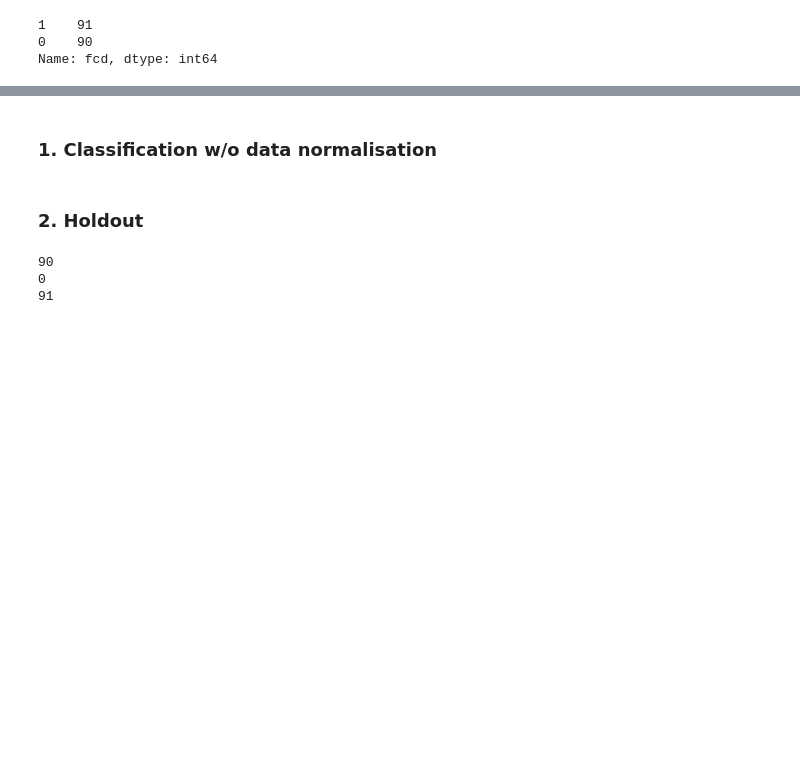
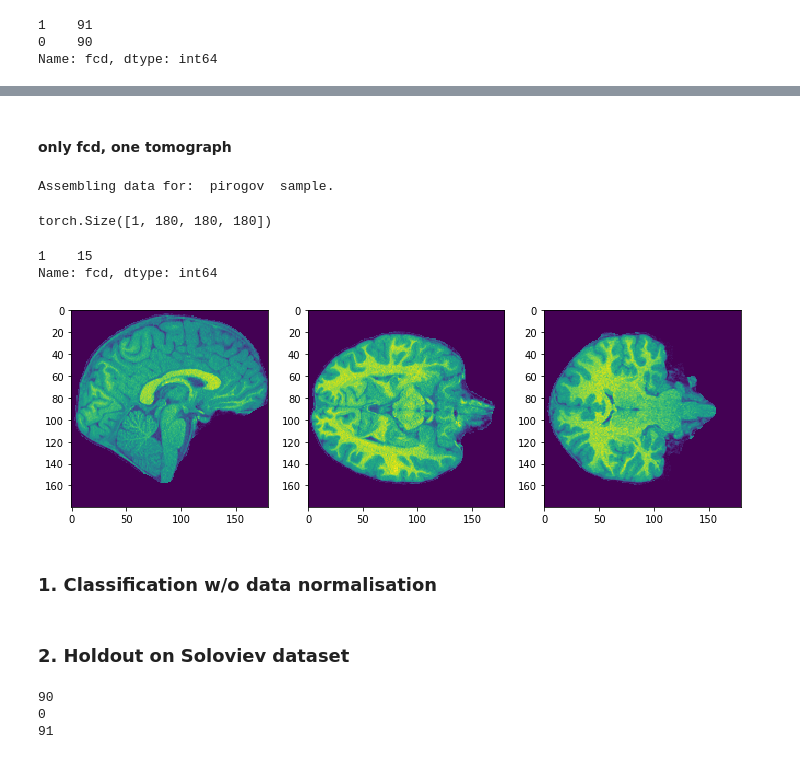
Before and after one commit to kondratevakate/mri-epilepsy-diagnosis, a Jupyter notebook: classification/baseline/baseline_sample_classification.ipynb, the cells around one changed output, grey strips where cells are left out. Drawn from its saved outputs; the diff is of its cells as text; code cells hidden in the pictures; blank space fills up the shorter version.

```diff
--- a/classification/baseline/baseline_sample_classification.ipynb
+++ b/classification/baseline/baseline_sample_classification.ipynb
@@ -92,0 +97,9 @@ Name: fcd, dtype: int64
+# %% [markdown]
+#### only fcd, one tomograph
+# %%
+fcd_15 = MriClassification(sample='pirogov', prefix='fcd', ignore_missing=True,data_type = 'img',
+                         image_path= '/home/datasets/fcd_classification_bank',
+                         targets_path= '../../targets/targets_fcd_bank.csv',
+                          coord_min=(35,35,35), img_shape=(180,180,180))
+# %% [output]
+Assembling data for:  pirogov  sample.
@@ -93,3 +108,17 @@ Name: fcd, dtype: int64
+# %%
+img.shape
+# %% [output]
+torch.Size([1, 180, 180, 180])
+# %%
+fcd_15.target.value_counts()
+# %% [output]
+1    15
+Name: fcd, dtype: int64
+# %%
+img, target, scan = fcd_15[0]
+plot_central_cuts(img)
+# %% [output]
+[figure, added]
 # %% [markdown]
 ### 1. Classification w/o data normalisation
 # %%
@@ -100,5 +129,5 @@ from routine import * # validation and train
 
 # experiment.set_name("DilatedCNN, baseline cv")
 # %% [markdown]
-### 2. Holdout
+### 2. Holdout on Soloviev dataset
 # %%
```
Also changed, not shown: parts of 21 cells of this notebook, 2 other files.
